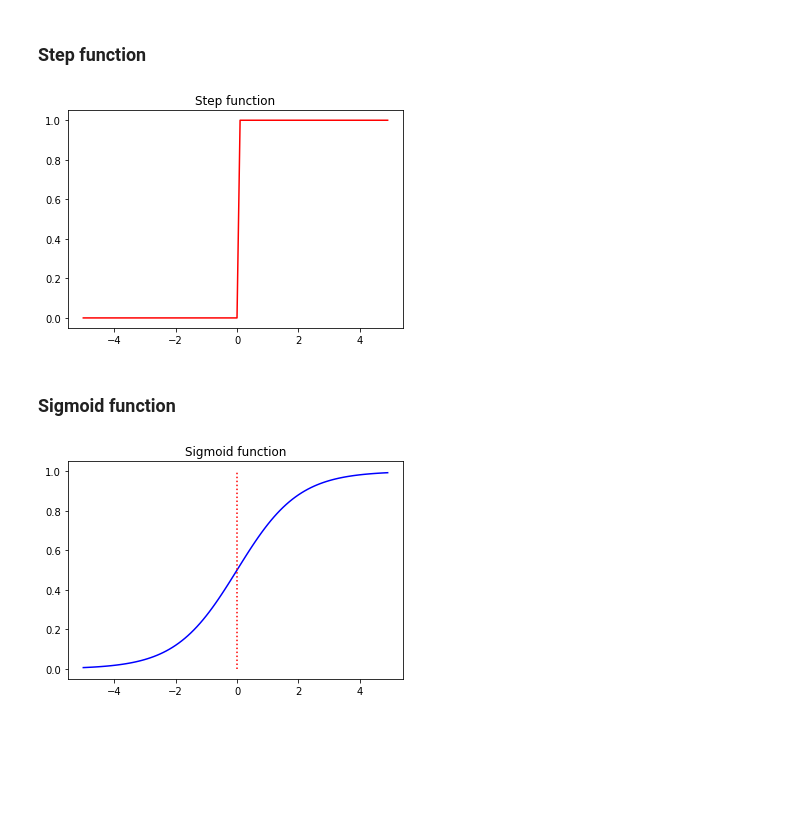
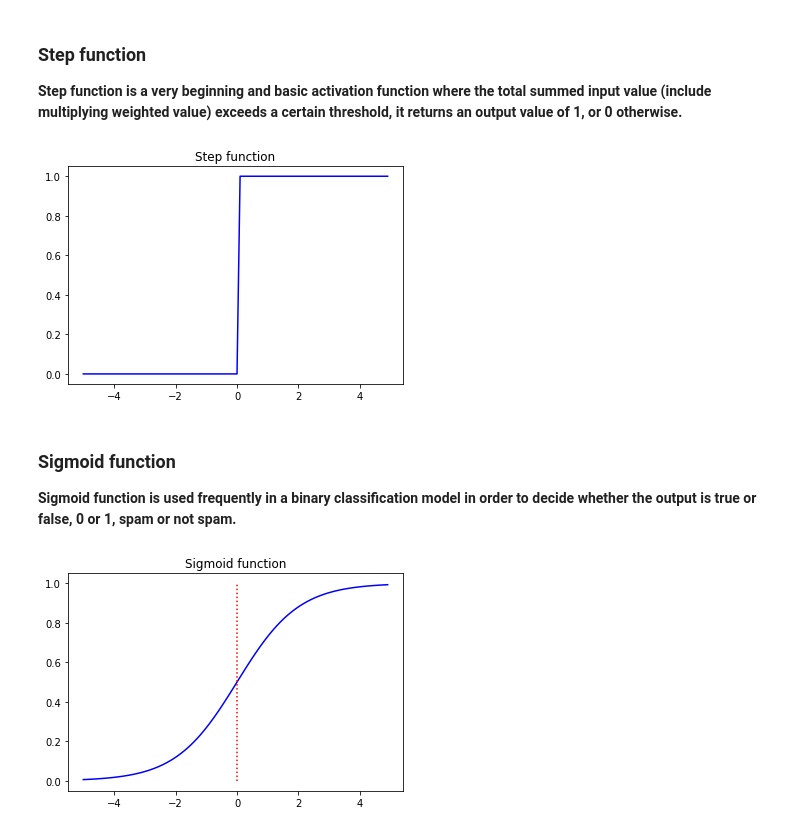
Before and after one commit to jhhan0/machine-learning, a Jupyter notebook: activaction_functions.ipynb, the cells around one changed output. Drawn from its saved outputs; the diff is of its cells as text; code cells hidden in the pictures; blank space fills up the shorter version.

Commit message:
Include descriptions on each function

```diff
--- a/activaction_functions.ipynb
+++ b/activaction_functions.ipynb
@@ -5,22 +7,26 @@
 # %%
 import numpy as np
 import matplotlib.pyplot as plt
-# %% [markdown]
-### Step function
+# %% [markdown]
+### Step function
+
+**Step function is a very beginning and basic activation function where the total summed input value (include multiplying weighted value) exceeds a certain threshold, it returns an output value of 1, or 0 otherwise.**
 # %%
 def step(x):
   return np.array(x > 0, dtype=np.int)
 
 x = np.arange(-5.0, 5.0, 0.1)
 y = step(x)
 
-plt.plot(x, y, 'r')
+plt.plot(x, y, color='b')
 plt.title('Step function')
 plt.show()
 # %% [output]
-[figure, old version]
+[figure, new version]
-# %% [markdown]
-### Sigmoid function
+# %% [markdown]
+### Sigmoid function
+
+**Sigmoid function is used frequently in a binary classification model in order to decide whether the output is true or false, 0 or 1, spam or not spam.**
 # %%
 def sigmoid(x):
   return (1 / (1 + np.exp(-x)))
```
Also changed, not shown: parts of 4 cells of this notebook.
